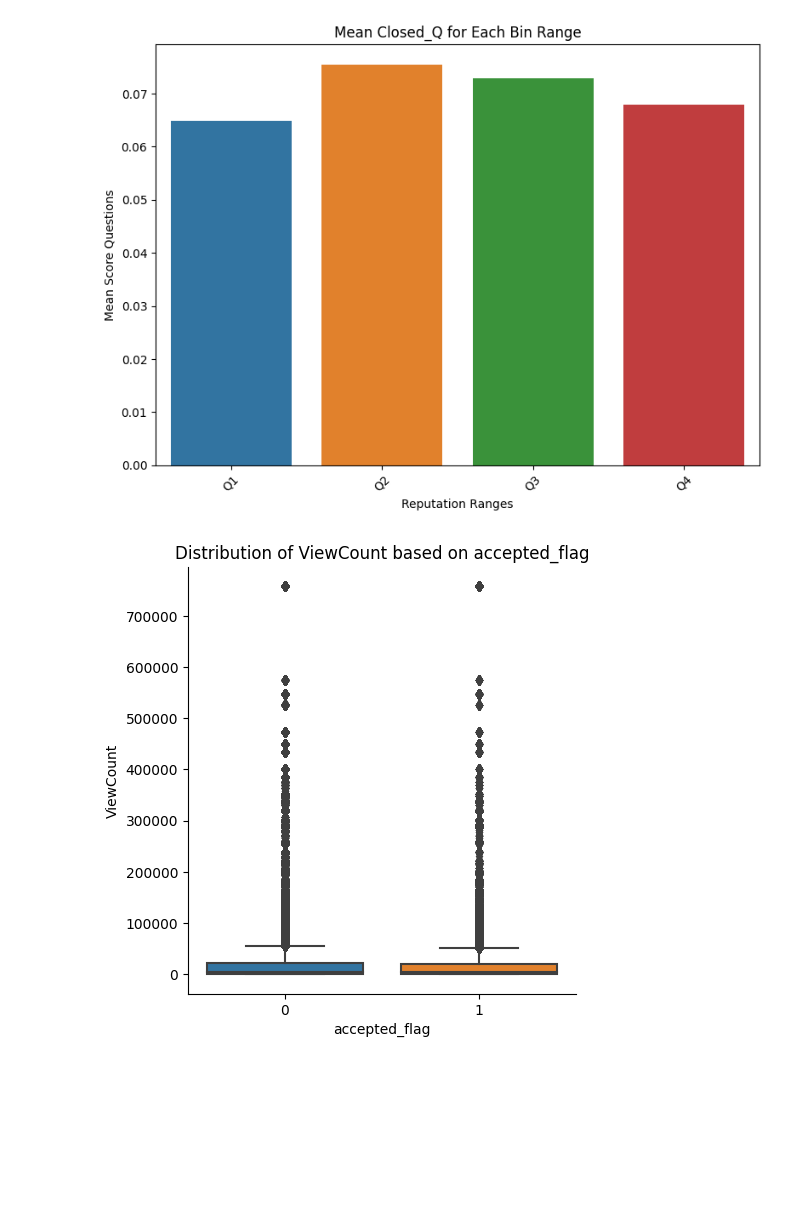
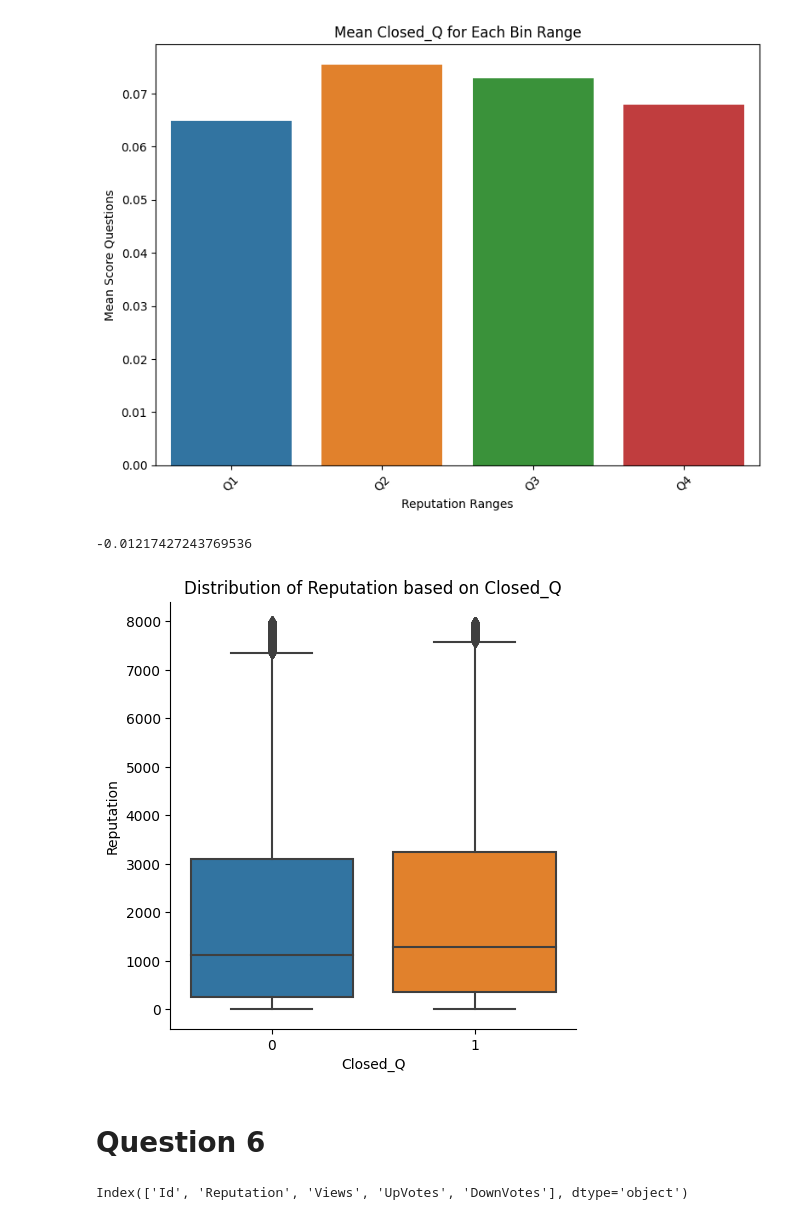
Before and after one commit to mostafa-ja/Data-Mining-fall-2023, a Jupyter notebook: Data_Mining2.ipynb, the cells around one changed output. Saved outputs shown, nothing was run; the diff lists cells and outputs as text; code cells hidden in the pictures; blank space fills up the shorter version.

```diff
--- a/Data_Mining2.ipynb
+++ b/Data_Mining2.ipynb
@@ -346,12 +346,24 @@ plt.tight_layout()
 plt.show()
 # %% [output]
 [figure]
+# %%
+# Calculating the correlation between 'Column1' and 'Column2'
+correlation = merged_U_A_Q['Reputation'].corr(merged_U_A_Q['Closed_Q'])
+correlation
+# %% [output]
+-0.01217427243769536
 # %%
 # Using a categorical plot or boxplot to visualize 'ViewCount' based on 'accepted' values
-sns.catplot(x='Closed_Q', y='Reputation', data=merged_U_A_Q, kind='box')
-plt.title('Distribution of ViewCount based on accepted_flag')
-plt.xlabel('accepted_flag')
-plt.ylabel('ViewCount')
+sns.catplot(x='Closed_Q', y='Reputation', data=merged_U_A_Q[merged_U_A_Q['Reputation']<8000], kind='box')
+plt.title('Distribution of Reputation based on Closed_Q')
+plt.xlabel('Closed_Q')
+plt.ylabel('Reputation')
 plt.show()
 # %% [output]
-[figure, old version]
+[figure, new version]
+# %% [markdown]
+# Question 6
+# %%
+users.columns
+# %% [output]
+Index(['Id', 'Reputation', 'Views', 'UpVotes', 'DownVotes'], dtype='object')
```
Also changed, not shown: parts of 6 cells of this notebook.
